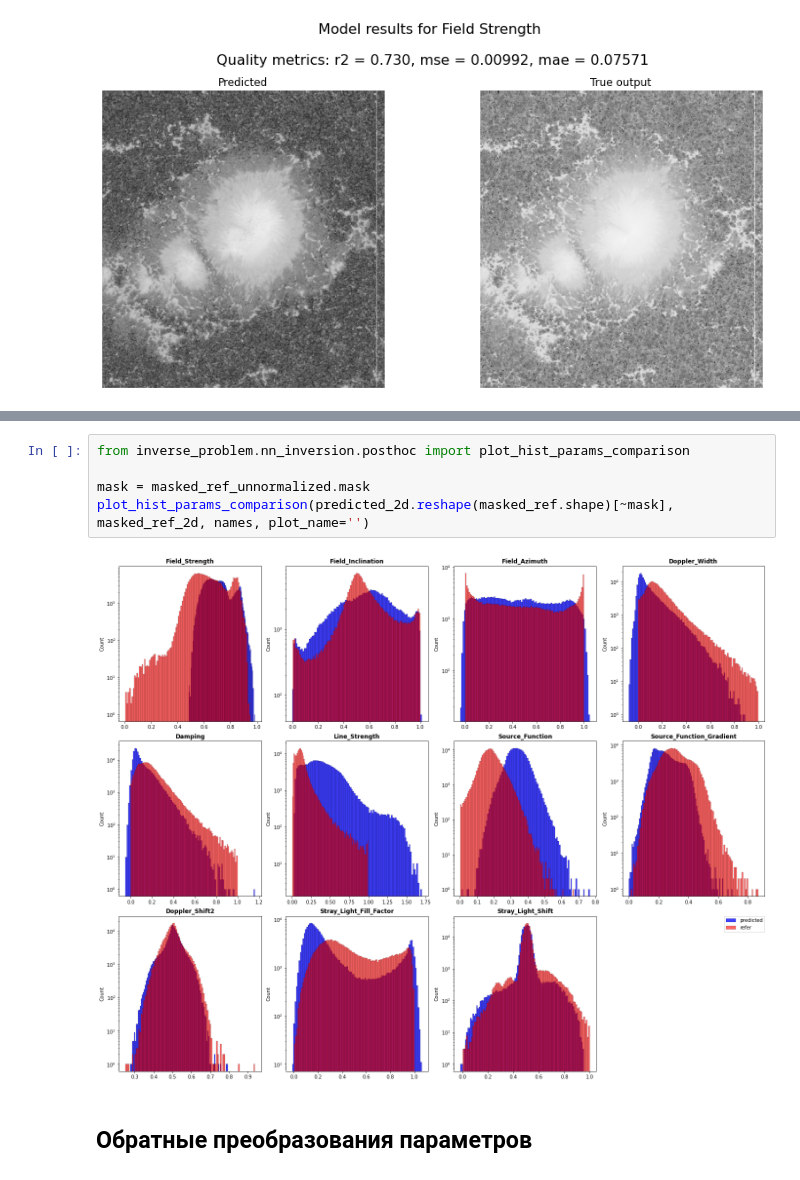
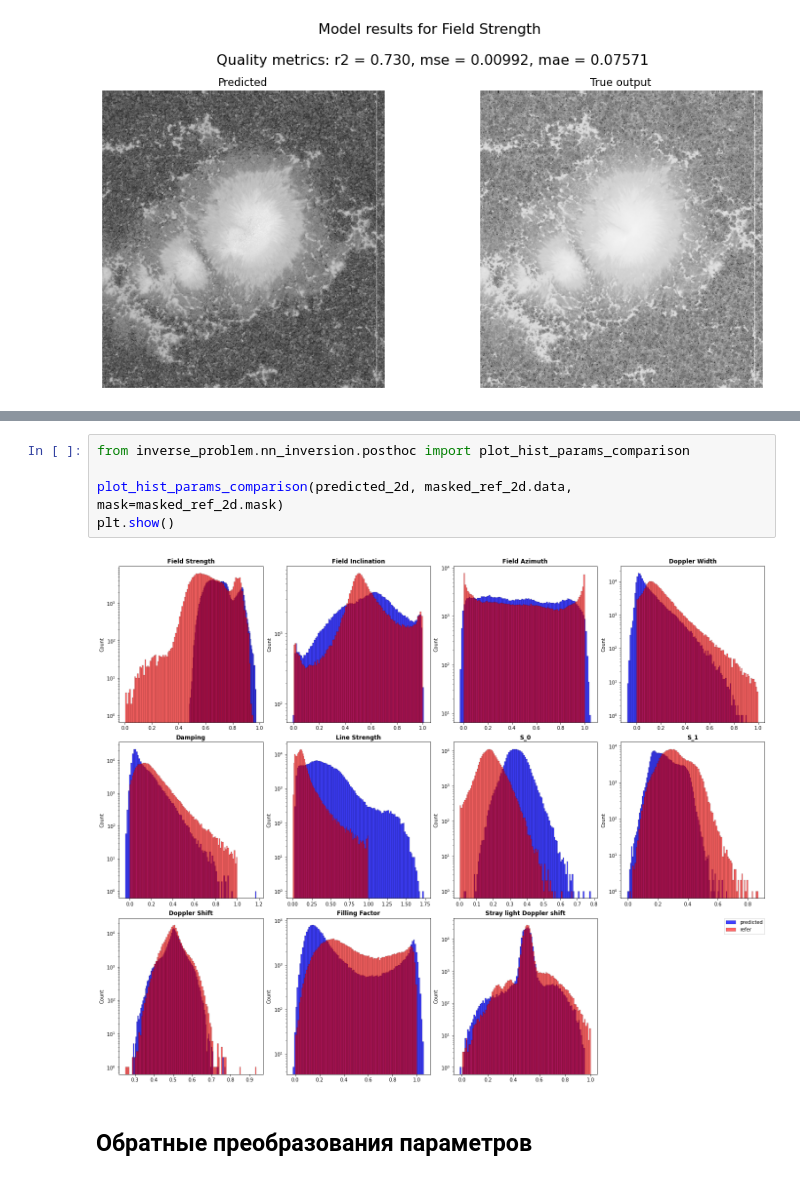
Before and after one commit to hushchyn-mikhail/InverseProblem, a Jupyter notebook: notebooks/model_pi_mlp_conv_train.ipynb, the cells around one changed output, grey strips where cells are left out. Drawn from its saved outputs; the diff is of its cells as text.

```diff
--- a/notebooks/model_pi_mlp_conv_train.ipynb
+++ b/notebooks/model_pi_mlp_conv_train.ipynb
@@ -368,10 +413,10 @@ plot_analysis_graphs(masked_ref_2d, predicted_2d, names, save_path=save_path+'mF
-# %%
-from inverse_problem.nn_inversion.posthoc import plot_hist_params_comparison
-
-mask = masked_ref_unnormalized.mask
-plot_hist_params_comparison(predicted_2d.reshape(masked_ref.shape)[~mask], masked_ref_2d, names, plot_name='')
-# %% [output]
-[figure, removed]
+# %%
+from inverse_problem.nn_inversion.posthoc import plot_hist_params_comparison
+
+plot_hist_params_comparison(predicted_2d, masked_ref_2d.data, mask=masked_ref_2d.mask)
+plt.show()
+# %% [output]
+[figure, added]
 # %% [markdown]
 ## Обратные преобразования параметров
 # %%
```
Also changed, not shown: parts of 16 cells of this notebook, 3 other files.
